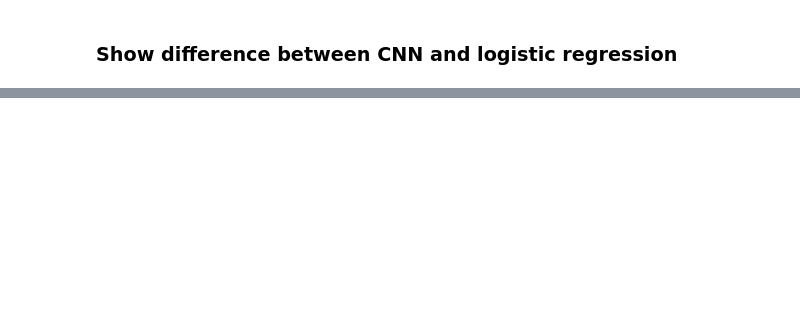
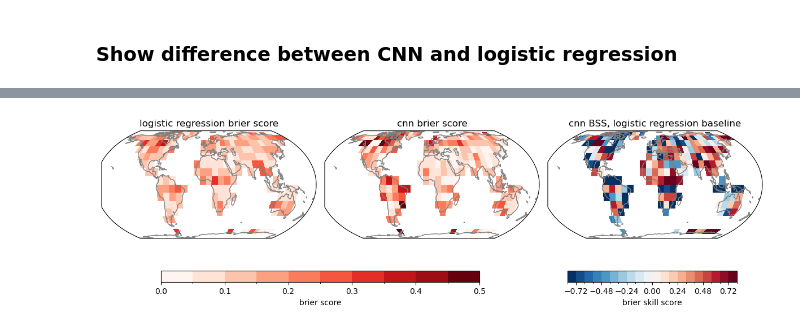
Before and after one commit to emily-gordy/predictability-emergence, a Jupyter notebook: FirstPredict.ipynb, the cells around one changed output, grey strips where cells are left out. Drawn from its saved outputs; the diff is of its cells as text; code cells hidden in the pictures; blank space fills up the shorter version.

```diff
--- a/FirstPredict.ipynb
+++ b/FirstPredict.ipynb
@@ -559,0 +363,63 @@ plt.show()
+# %%
+# imp.reload(DataHolder)
+
+# outputavgtime = 10
+
+# analysisparams = {
+#     "experiment_era":experiment_era,
+#     "baselineera":baselineera,
+#     "trainvaltest":trainvaltest,
+#     "ssps":ssplist,
+#     "inputlength":inputlength,
+#     "outputavgtime":outputavgtime,
+#     "experiment_era_obs":experiment_era_obs,
+#     "baselineera_obs":baselineera_obs,
+# }
+
+# imp.reload(EvalHelpers)
+
+# ModelEvals = EvalHelpers.HistoricMax(analysisparams)
+cnn_obs_evals,lr_obs_evals = ModelEvals.obs_evaluation(AllObs)
+# %%
+bss = 1-(cnn_brierscore/lr_brierscore)
+
+levsbs = np.linspace(0,0.5,11)
+cmapbs = plt.get_cmap("Reds")
+
+normbs = BoundaryNorm(levsbs,cmapbs.N)
+
+diffbss = np.linspace(-0.8,0.8,21)
+cmapdiffbss = plt.get_cmap("RdBu_r")
+normbss = BoundaryNorm(diffbss,cmapdiffbss.N)
+
+plt.figure(figsize=(12,4))
+
+a1=plt.subplot(1,3,1,projection=ccrs.EqualEarth())
+c1=a1.pcolormesh(lonvec+5,latvec+5,lr_obs_evals[1],norm=normbs,cmap='Reds',transform=ccrs.PlateCarree())
+a1.coastlines(color='gray')
+plt.title('logistic regression brier score')
+
+a1=plt.subplot(1,3,2,projection=ccrs.EqualEarth())
+a1.pcolormesh(lonvec+5,latvec+5,cnn_obs_evals[1],norm=normbs,cmap='Reds',transform=ccrs.PlateCarree())
+a1.coastlines(color='gray')
+plt.title('cnn brier score')
+
+cax = plt.axes((0.1,0.07,0.47,0.05))
+cbar1 = plt.colorbar(c1,cax,orientation='horizontal')
+cbar1.ax.set_xlabel('brier score')
+
+bss_obs = 1-(cnn_obs_evals[1]/lr_obs_evals[1])
+
+a1=plt.subplot(1,3,3,projection=ccrs.EqualEarth())
+c2=a1.pcolormesh(lonvec+5,latvec+5,bss_obs,norm=normbss,cmap='RdBu_r',transform=ccrs.PlateCarree())
+a1.coastlines(color='gray')
+plt.title('cnn BSS, logistic regression baseline')
+
+cax2 = plt.axes((0.7,0.07,0.25,0.05))
+cbar2 = plt.colorbar(c2,cax2,orientation='horizontal')
+cbar2.ax.set_xlabel('brier skill score')
+
+plt.tight_layout()
+plt.show()
+# %% [output]
+[figure, added]
```
Also changed, not shown: parts of 21 cells of this notebook, 4 other files.
